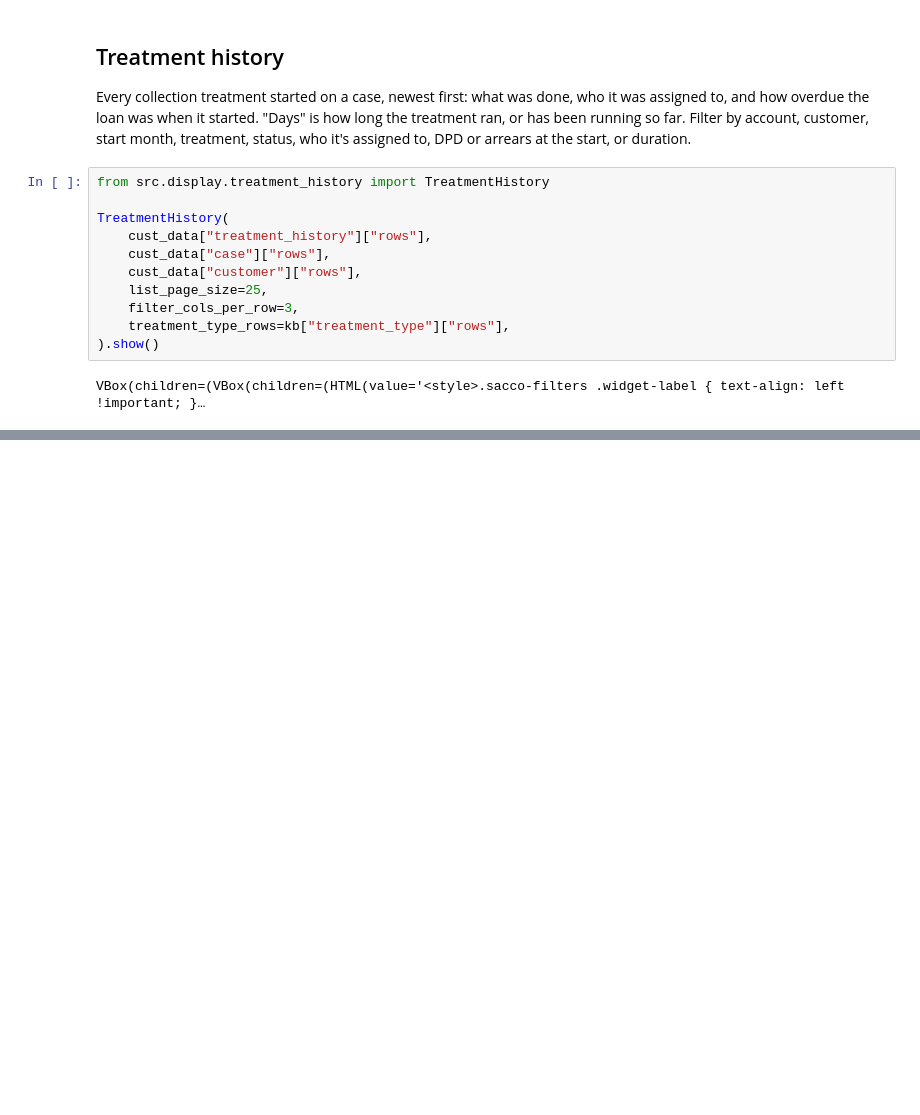
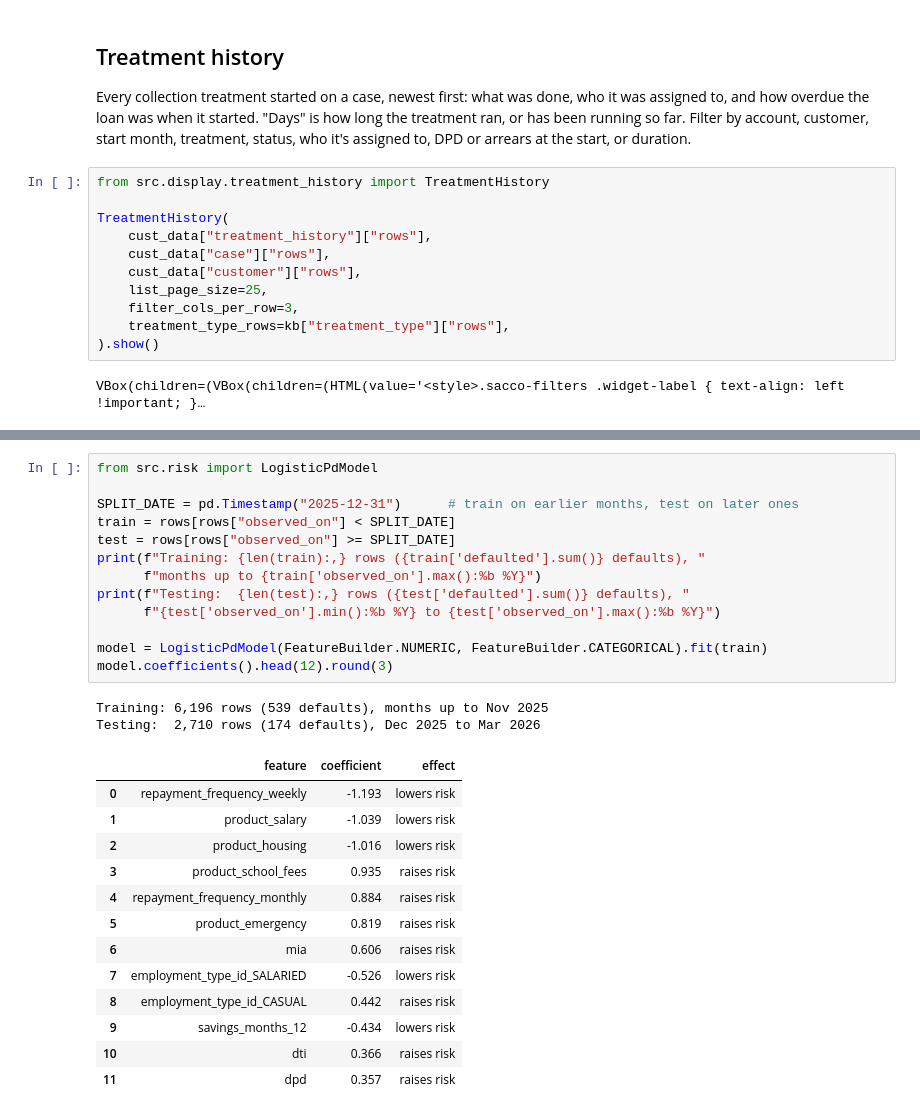
Before and after one commit to instantiate2roy/oop-final-project, a Jupyter notebook: sacco.ipynb, the cells around one changed output, grey strips where cells are left out. Saved outputs shown, nothing was run; the diff lists cells and outputs as text; blank space fills up the shorter version.

```diff
--- a/sacco.ipynb
+++ b/sacco.ipynb
@@ -157,0 +279,29 @@ VBox(children=(VBox(children=(HTML(value='<style>.sacco-filters .widget-label {
+# %%
+from src.risk import LogisticPdModel
+
+SPLIT_DATE = pd.Timestamp("2025-12-31")      # train on earlier months, test on later ones
+train = rows[rows["observed_on"] < SPLIT_DATE]
+test = rows[rows["observed_on"] >= SPLIT_DATE]
+print(f"Training: {len(train):,} rows ({train['defaulted'].sum()} defaults), "
+      f"months up to {train['observed_on'].max():%b %Y}")
+print(f"Testing:  {len(test):,} rows ({test['defaulted'].sum()} defaults), "
+      f"{test['observed_on'].min():%b %Y} to {test['observed_on'].max():%b %Y}")
+
+model = LogisticPdModel(FeatureBuilder.NUMERIC, FeatureBuilder.CATEGORICAL).fit(train)
+model.coefficients().head(12).round(3)
+# %% [output]
+Training: 6,196 rows (539 defaults), months up to Nov 2025
+Testing:  2,710 rows (174 defaults), Dec 2025 to Mar 2026
+|  | feature | coefficient | effect |
+| 0 | repayment_frequency_weekly | -1.193 | lowers risk |
+| 1 | product_salary | -1.039 | lowers risk |
+| 2 | product_housing | -1.016 | lowers risk |
+| 3 | product_school_fees | 0.935 | raises risk |
+| 4 | repayment_frequency_monthly | 0.884 | raises risk |
+| 5 | product_emergency | 0.819 | raises risk |
+| 6 | mia | 0.606 | raises risk |
+| 7 | employment_type_id_SALARIED | -0.526 | lowers risk |
+| 8 | employment_type_id_CASUAL | 0.442 | raises risk |
+| 9 | savings_months_12 | -0.434 | lowers risk |
+| 10 | dti | 0.366 | raises risk |
+| 11 | dpd | 0.357 | raises risk |
```
Also changed, not shown: parts of 19 cells of this notebook, 21 other files.
